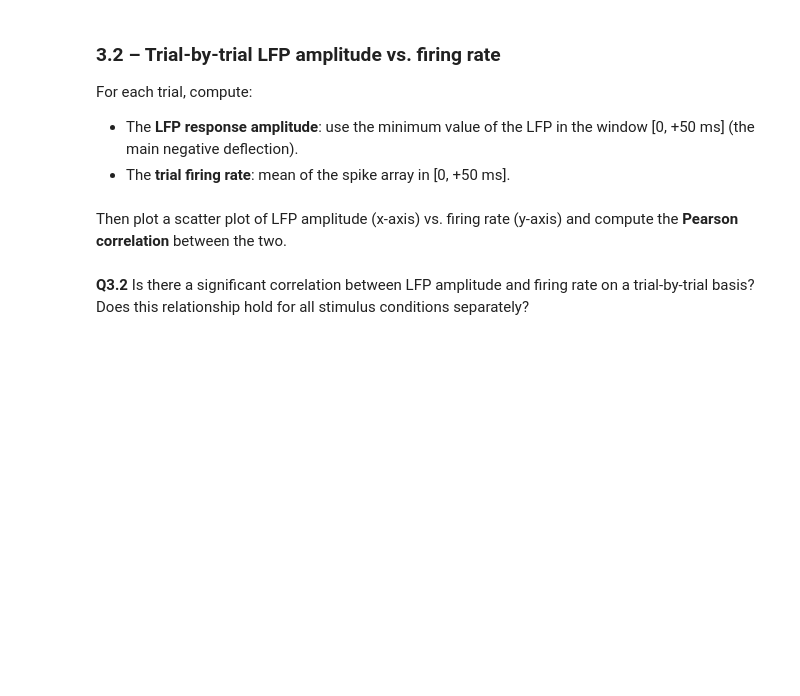
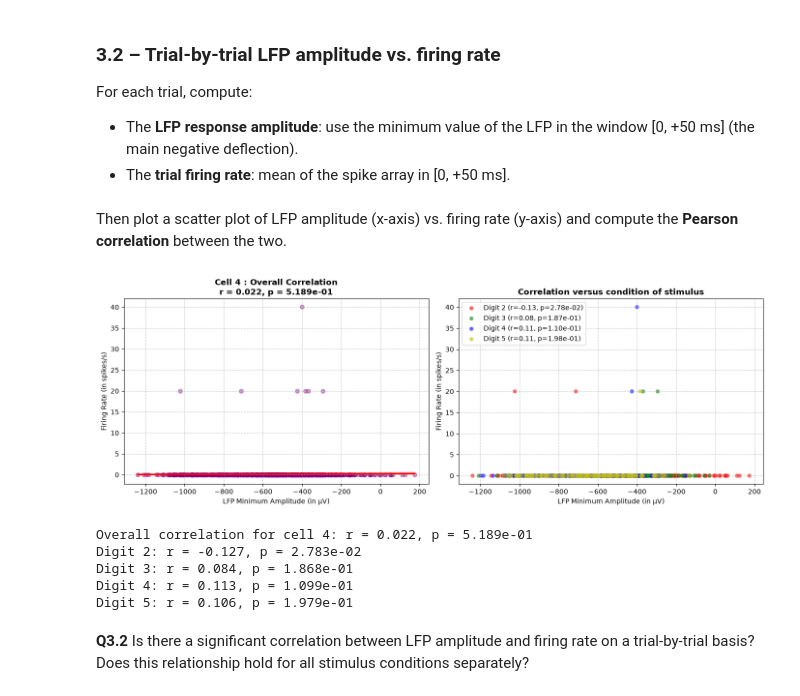
Before and after one commit to slerou/Group_1_HW_DataAnalysis_2026.ipynb, a Jupyter notebook: HW_SU_LFP_111026_student_2026.ipynb, the cells around one changed output. Drawn from its saved outputs; the diff is of its cells as text; code cells hidden in the pictures; blank space fills up the shorter version.

```diff
--- a/HW_SU_LFP_111026_student_2026.ipynb
+++ b/HW_SU_LFP_111026_student_2026.ipynb
@@ -657,14 +657,56 @@ Then plot a scatter plot of LFP amplitude (x-axis) vs. firing rate (y-axis) and
 # %%
 lfp_cell_4 = lfp_aligned[4]
 unit_cell_4 = unit_aligned[4]
 stimulus_conditions = cells[4]["StimCond"]
 
 lfp_min_amplitude = np.min(lfp_cell_4[:, 50:100], axis=1)
 bin_size_s = 0.001
 trial_firing_rate = np.mean(unit_cell_4[:, 50:100], axis=1) / bin_size_s
 df_cell_4 = pd.DataFrame({ 'LFP_Min_Amplitude': lfp_min_amplitude,
                           'Firing_Rate': trial_firing_rate,
                           'Condition': stimulus_conditions[:, 1].astype(int)})
+
+r_overall, p_overall = stats.pearsonr(df_cell_4['LFP_Min_Amplitude'],
+                                      df_cell_4['Firing_Rate']) #pearson correlation
+
+fig, axes = plt.subplots(1, 2, figsize=(14, 5))#plotting
+sns.regplot(data = df_cell_4, x='LFP_Min_Amplitude', y='Firing_Rate',
+            ax=axes[0], color='purple',
+            scatter_kws={'alpha': 0.4}, line_kws={'color': 'red'})
+
+axes[0].set_title(f'Cell 4 : Overall Correlation\nr = {r_overall:.3f}, p = {p_overall:.3e}', fontsize=12, fontweight='bold')
+axes[0].set_xlabel('LFP Minimum Amplitude (in µV)')
+axes[0].set_ylabel('Firing Rate (in spikes/s)')
+axes[0].grid(True, linestyle='--', alpha=0.7)
+
+palette = {2: 'r', 3: 'g', 4: 'b', 5: 'y'}
+for condition in [2, 3, 4, 5]:
+    sub_df = df_cell_4[df_cell_4['Condition'] == condition]
+    r_cond, p_cond = stats.pearsonr(sub_df['LFP_Min_Amplitude'], sub_df['Firing_Rate'])
+    axes[1].scatter(sub_df['LFP_Min_Amplitude'], sub_df['Firing_Rate'],
+                    label=f'Digit {condition} (r={r_cond:.2f}, p={p_cond:.2e})',
+                    color=palette[condition], alpha=0.6, edgecolor='none')
+
+axes[1].set_title('Correlation versus condition of stimulus', fontsize=12, fontweight='bold')
+axes[1].set_xlabel('LFP Minimum Amplitude (in µV)')
+axes[1].set_ylabel('Firing Rate (in spikes/s)')
+axes[1].legend(fontsize=10)
+axes[1].grid(True, linestyle='--', alpha=0.7)
+plt.tight_layout()
+plt.show()
+
+print(f'Overall correlation for cell 4: r = {r_overall:.3f}, p = {p_overall:.3e}')
+for condition in [2, 3, 4, 5]:
+    sub_df = df_cell_4[df_cell_4['Condition'] == condition]
+    r_cond, p_cond = stats.pearsonr(sub_df['LFP_Min_Amplitude'], sub_df['Firing_Rate'])
+    print(f'Digit {condition}: r = {r_cond:.3f}, p = {p_cond:.3e}')
+# %% [output]
+[figure, added]
+Overall correlation for cell 4: r = 0.022, p = 5.189e-01
+Digit 2: r = -0.127, p = 2.783e-02
+Digit 3: r = 0.084, p = 1.868e-01
+Digit 4: r = 0.113, p = 1.099e-01
+Digit 5: r = 0.106, p = 1.979e-01
 # %% [markdown]
 **Q3.2** Is there a significant correlation between LFP amplitude and firing rate on a trial-by-trial basis?
 Does this relationship hold for all stimulus conditions separately?
```
